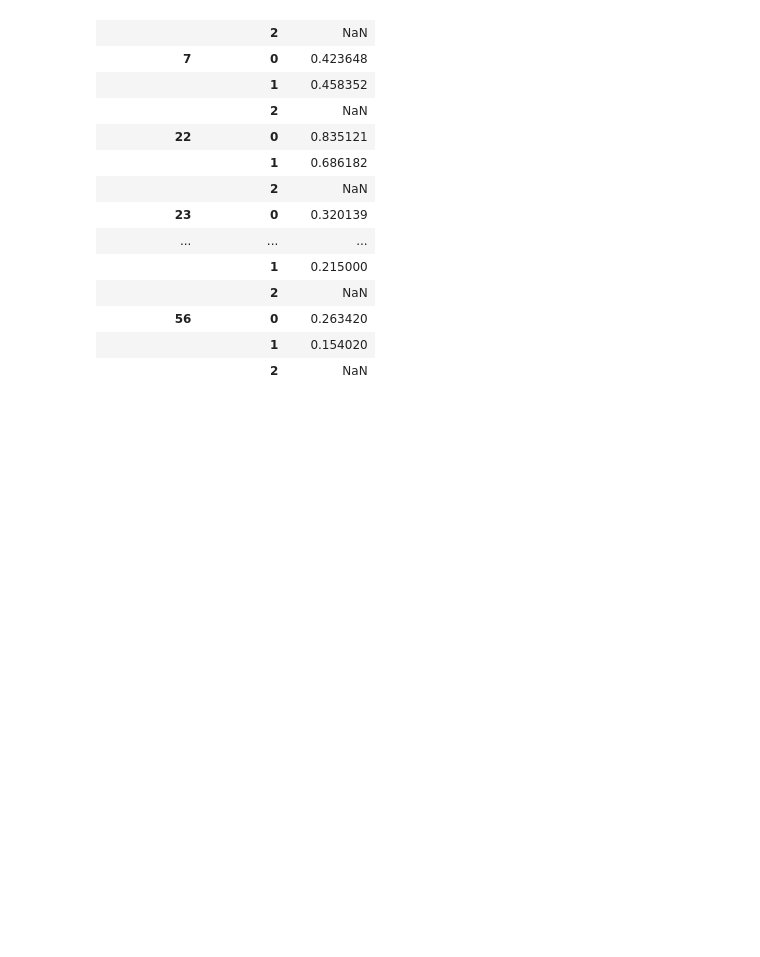
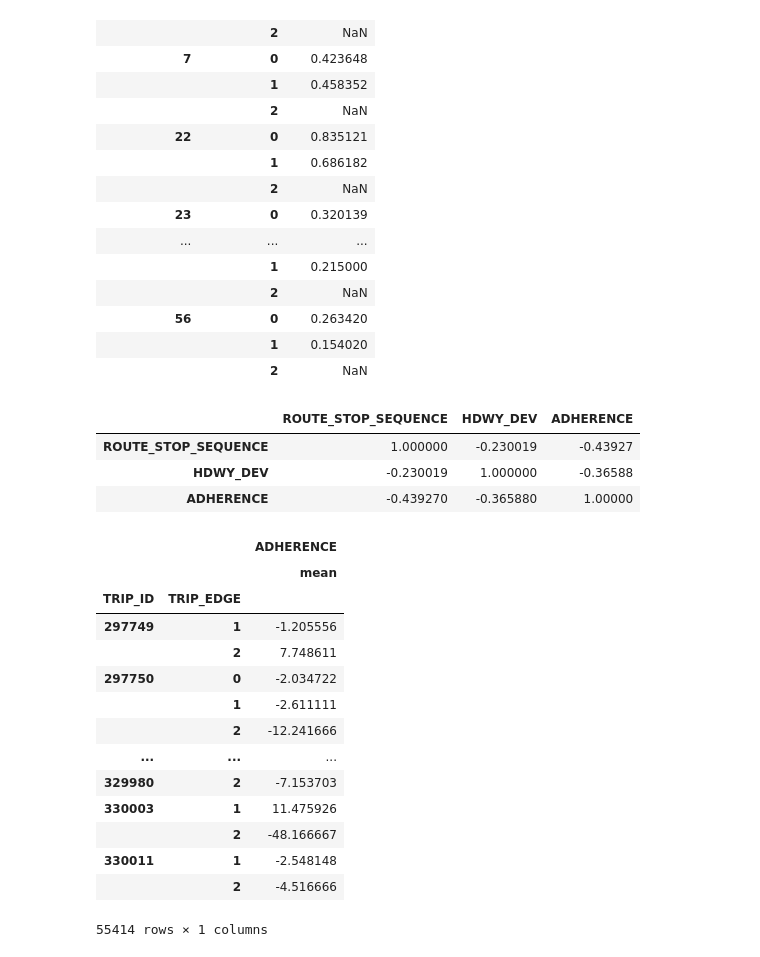
Before and after one commit to NSS-Data-Analytics-Cohort-7/wego-python-bit-my_finger, a Jupyter notebook: notebook/wego_preston_notebook.ipynb, the cells around one changed output. Drawn from its saved outputs; the diff is of its cells as text; code cells hidden in the pictures; blank space fills up the shorter version.

```diff
--- a/notebook/wego_preston_notebook.ipynb
+++ b/notebook/wego_preston_notebook.ipynb
@@ -332,4 +340,28 @@ wego_tidy.groupby(['ROUTE_ABBR', 'TRIP_EDGE']).agg({'HDWY_DEV':['mean']})
 |  | 1 | 0.154020 |
 |  | 2 | NaN |
 # %%
-Q1 = wego_tidy.groupby('TRIP_EDGE', as_index=False)['HDWY_DEV', 'ADHERENCE'].mean()
+dev_and_adherence = wego_tidy.groupby('ROUTE_STOP_SEQUENCE', as_index=False)['HDWY_DEV', 'ADHERENCE'].mean()
+dev_and_adherence.corr()
+# %% [output]
+|  | ROUTE_STOP_SEQUENCE | HDWY_DEV | ADHERENCE |
+| ROUTE_STOP_SEQUENCE | 1.000000 | -0.230019 | -0.43927 |
+| HDWY_DEV | -0.230019 | 1.000000 | -0.36588 |
+| ADHERENCE | -0.439270 | -0.365880 | 1.00000 |
+# %%
+wego_tidy.groupby(['TRIP_ID', 'TRIP_EDGE']).agg({'ADHERENCE':['mean']})
+# %% [output]
+|  |  | ADHERENCE |
+|  |  | mean |
+| TRIP_ID | TRIP_EDGE |  |
+| 297749 | 1 | -1.205556 |
+|  | 2 | 7.748611 |
+| 297750 | 0 | -2.034722 |
+|  | 1 | -2.611111 |
+|  | 2 | -12.241666 |
+| ... | ... | ... |
+| 329980 | 2 | -7.153703 |
+| 330003 | 1 | 11.475926 |
+|  | 2 | -48.166667 |
+| 330011 | 1 | -2.548148 |
+|  | 2 | -4.516666 |
+55414 rows × 1 columns
```
Also changed, not shown: parts of 20 cells of this notebook.
